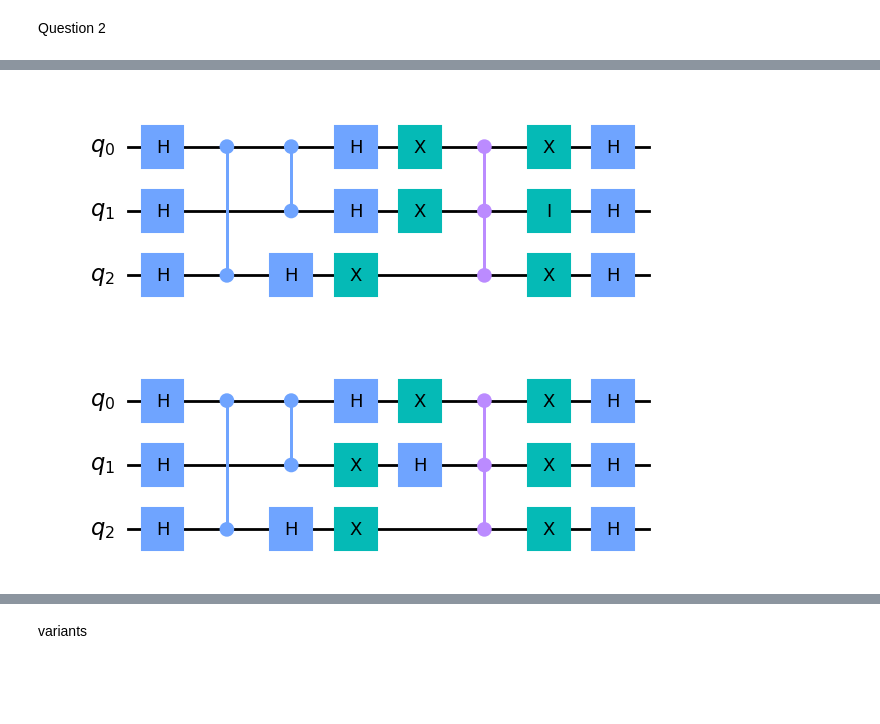
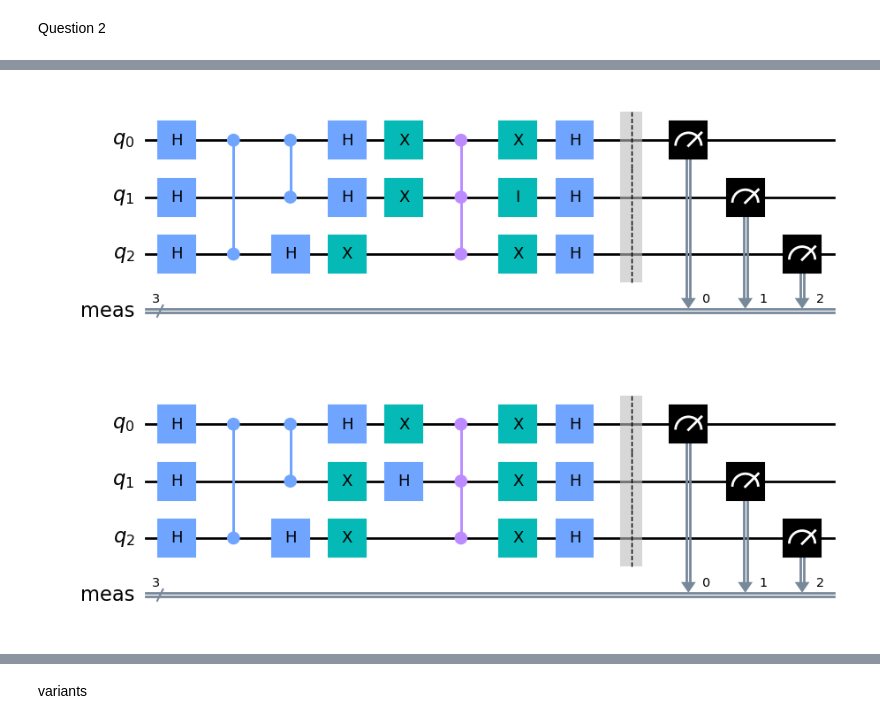
Before and after one commit to AdamNaoui/LOG6953C_TPs, a Jupyter notebook: TP3/tp3.ipynb, the cells around one changed output, grey strips where cells are left out. Cells and saved outputs as stored; diff of their text form; code cells hidden in the pictures; blank space fills up the shorter version.

```diff
--- a/TP3/tp3.ipynb
+++ b/TP3/tp3.ipynb
@@ -119,7 +126,9 @@ prog.x(2)
 
 for qubit in range(3):
     prog.h(qubit)
-    '''
+
+prog.measure_all()
+'''
 
 set_of_circuits["mutant_1"]=[mutant_1]
 
@@ -151,7 +160,9 @@ prog.x(2)
 
 for qubit in range(3):
     prog.h(qubit)
-    '''
+
+prog.measure_all()
+'''
 
 set_of_circuits["mutant_2"]=[mutant_2]
 
@@ -181,7 +192,9 @@ prog.x(2)
 
 for qubit in range(3):
     prog.h(qubit)
-    '''
+
+prog.measure_all()
+'''
 
 set_of_circuits["mutant_3"]=[mutant_3]
 
@@ -202,7 +215,7 @@ for qubit in range(3):
 
 prog.x(0)
 prog.x(1)
-prog.x(3)
+prog.x(2)
 
 prog.ccz(2,1,0)
 
@@ -212,46 +225,50 @@ prog.x(2)
 
 for qubit in range(3):
     prog.h(qubit)
-    '''
+
+prog.measure_all()
+'''
 
 set_of_circuits["mutant_4"]=[mutant_4]
 
 exec(mutant_4)
 prog.draw(output='mpl')
 # %% [output]
-[figure, old version]
+[figure, new version]
 # %%
 # échange de porte
 mutant_5 = '''prog = QuantumCircuit(3)
 for q in [0, 1, 2]:
     prog.h(q)
 prog.cz(2, 0)
 prog.cz(1, 0)
 
 prog.h(0)
 prog.x(1)
 prog.h(2)
 
 prog.x(0)
 prog.h(1)
 prog.x(2)
 
 prog.ccz(2,1,0)
 
 prog.x(0)
 prog.x(1)
 prog.x(2)
 
 for qubit in range(3):
     prog.h(qubit)
-    '''
+
+prog.measure_all()
+'''
 
 set_of_circuits["mutant_5"]=[mutant_5]
 
 exec(mutant_5)
 prog.draw(output='mpl')
 # %% [output]
-[figure, old version]
+[figure, new version]
 # %%
 print(list(set_of_circuits.keys()))
 # %% [output]
```
Also changed, not shown: parts of 11 cells of this notebook.
